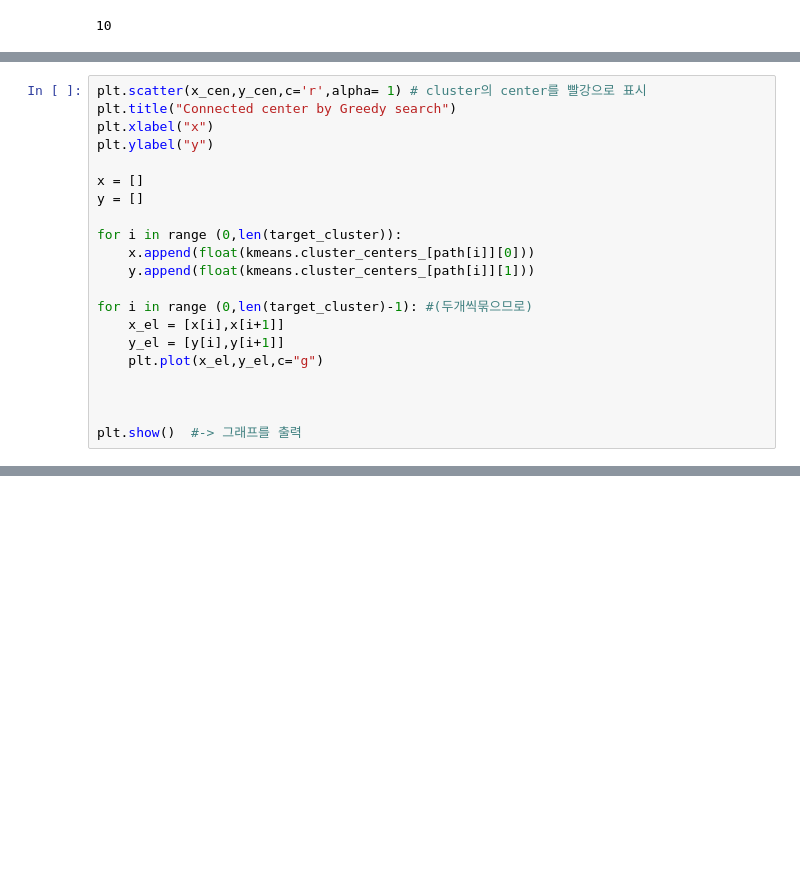
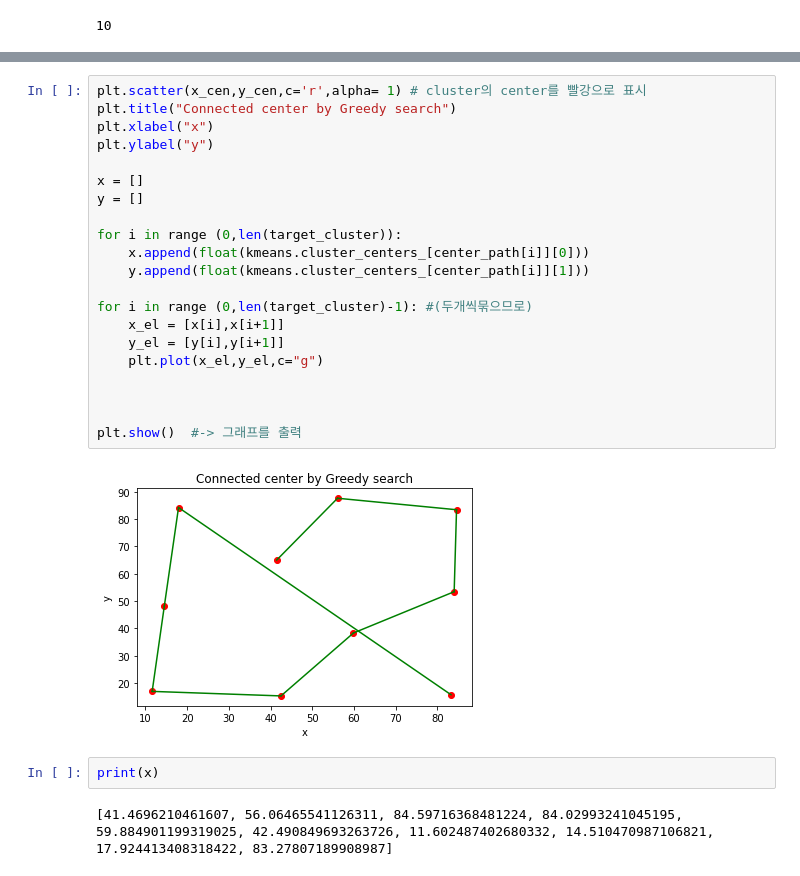
Before and after one commit to sjz1/Artificial_Intelligence, a Jupyter notebook: Artificial Intelligence/clustering+ greedy.ipynb, the cells around one changed output, grey strips where cells are left out. Saved outputs shown, nothing was run; the diff lists cells and outputs as text; blank space fills up the shorter version.

Commit message:
greedy_final + cost
anlaysis+cluster+greedy

```diff
--- a/Artificial Intelligence/clustering+ greedy.ipynb
+++ b/Artificial Intelligence/clustering+ greedy.ipynb
@@ -856,21 +737,0 @@ deque([0, 9, 4, 2, 8, 1, 6, 3, 7, 5])
-# %%
-plt.scatter(x_cen,y_cen,c='r',alpha= 1) # cluster의 center를 빨강으로 표시
-plt.title("Connected center by Greedy search")
-plt.xlabel("x")
-plt.ylabel("y")
-
-x = []
-y = []
-
-for i in range (0,len(target_cluster)):
-    x.append(float(kmeans.cluster_centers_[path[i]][0]))
-    y.append(float(kmeans.cluster_centers_[path[i]][1]))
-
-for i in range (0,len(target_cluster)-1): #(두개씩묶으므로)
-    x_el = [x[i],x[i+1]]
-    y_el = [y[i],y[i+1]]
-    plt.plot(x_el,y_el,c="g")
-
-
-
-plt.show()  #-> 그래프를 출력
@@ -901,0 +856,27 @@ cluster 내부가 이상적이라 가정해도 non optimal
+# %%
+plt.scatter(x_cen,y_cen,c='r',alpha= 1) # cluster의 center를 빨강으로 표시
+plt.title("Connected center by Greedy search")
+plt.xlabel("x")
+plt.ylabel("y")
+
+x = []
+y = []
+
+for i in range (0,len(target_cluster)):
+    x.append(float(kmeans.cluster_centers_[center_path[i]][0]))
+    y.append(float(kmeans.cluster_centers_[center_path[i]][1]))
+
+for i in range (0,len(target_cluster)-1): #(두개씩묶으므로)
+    x_el = [x[i],x[i+1]]
+    y_el = [y[i],y[i+1]]
+    plt.plot(x_el,y_el,c="g")
+
+
+
+plt.show()  #-> 그래프를 출력
+# %% [output]
+[figure, added]
+# %%
+print(x)
+# %% [output]
+[41.4696210461607, 56.06465541126311, 84.59716368481224, 84.02993241045195, 59.884901199319025, 42.490849693263726, 11.602487402680332, 14.510470987106821, 17.924413408318422, 83.27807189908987]
```
Also changed, not shown: parts of 63 cells of this notebook.
